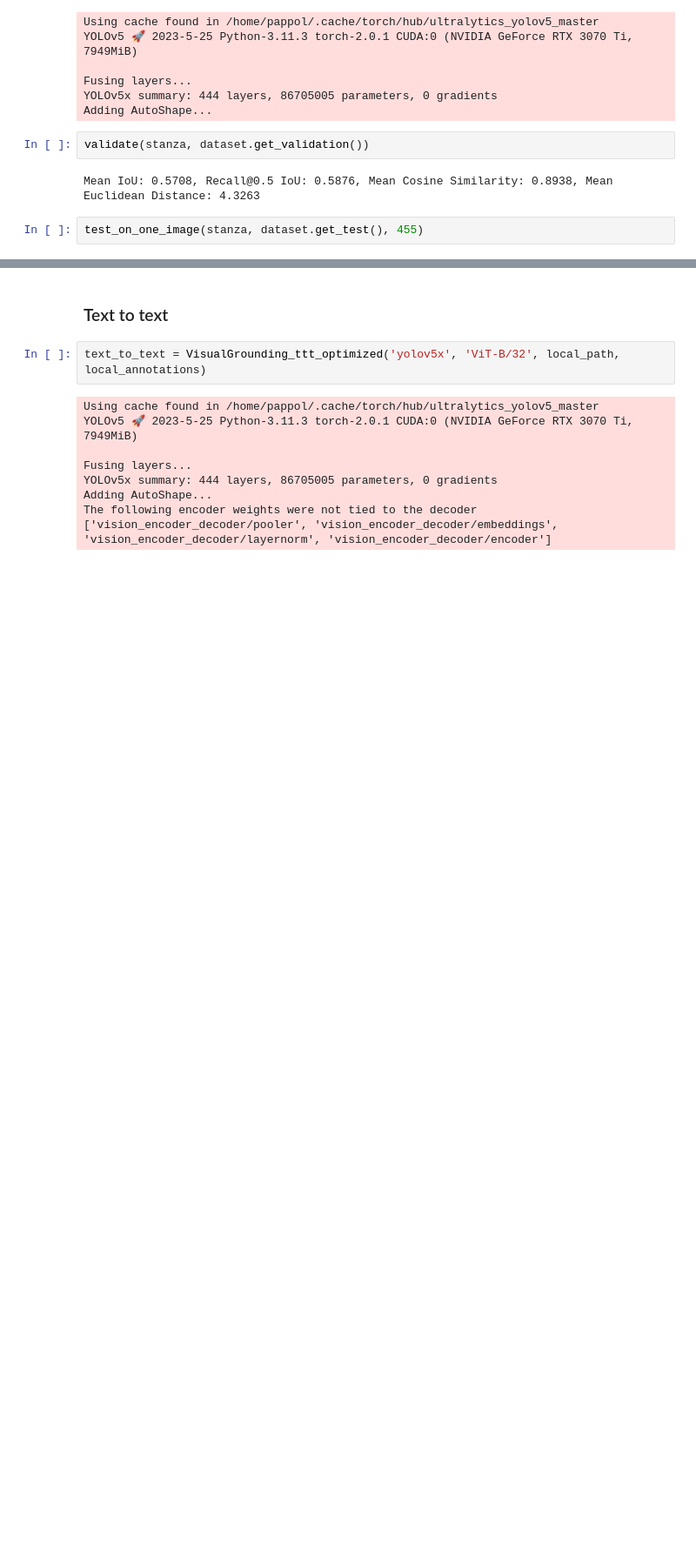
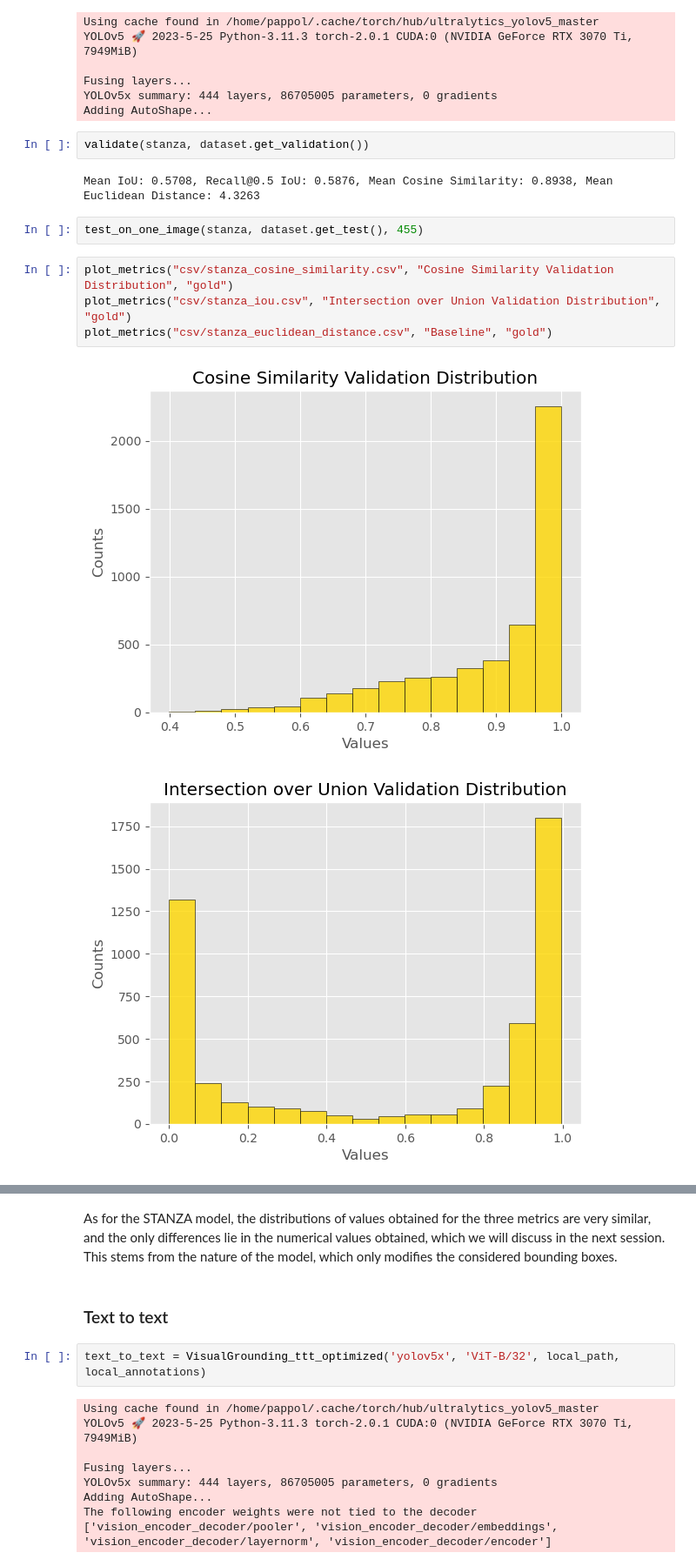
Before and after one commit to nicolazilio0/deepRiccy, a Jupyter notebook: final_notebook.ipynb, the cells around one changed output, grey strips where cells are left out. Shown at 87% size. Saved outputs shown, nothing was run; the diff lists cells and outputs as text; blank space fills up the shorter version.

```diff
--- a/final_notebook.ipynb
+++ b/final_notebook.ipynb
@@ -2100,3 +2177,10 @@ validate(stanza, dataset.get_validation())
 Mean IoU: 0.5708, Recall@0.5 IoU: 0.5876, Mean Cosine Similarity: 0.8938, Mean Euclidean Distance: 4.3263
 # %%
 test_on_one_image(stanza, dataset.get_test(), 455)
+# %%
+plot_metrics("csv/stanza_cosine_similarity.csv", "Cosine Similarity Validation Distribution", "gold")
+plot_metrics("csv/stanza_iou.csv", "Intersection over Union Validation Distribution", "gold")
+plot_metrics("csv/stanza_euclidean_distance.csv", "Baseline", "gold")
+# %% [output]
+[figure, added]
+[figure, added]
@@ -2103,3 +2188,5 @@ test_on_one_image(stanza, dataset.get_test(), 455)
+# %% [markdown]
+As for the STANZA model, the distributions of values obtained for the three metrics are very similar, and the only differences lie in the numerical values obtained, which we will discuss in the next session. This stems from the nature of the model, which only modifies the considered bounding boxes.
 # %% [markdown]
 ### Text to text
 # %%
```
Also changed, not shown: parts of 25 cells of this notebook.
